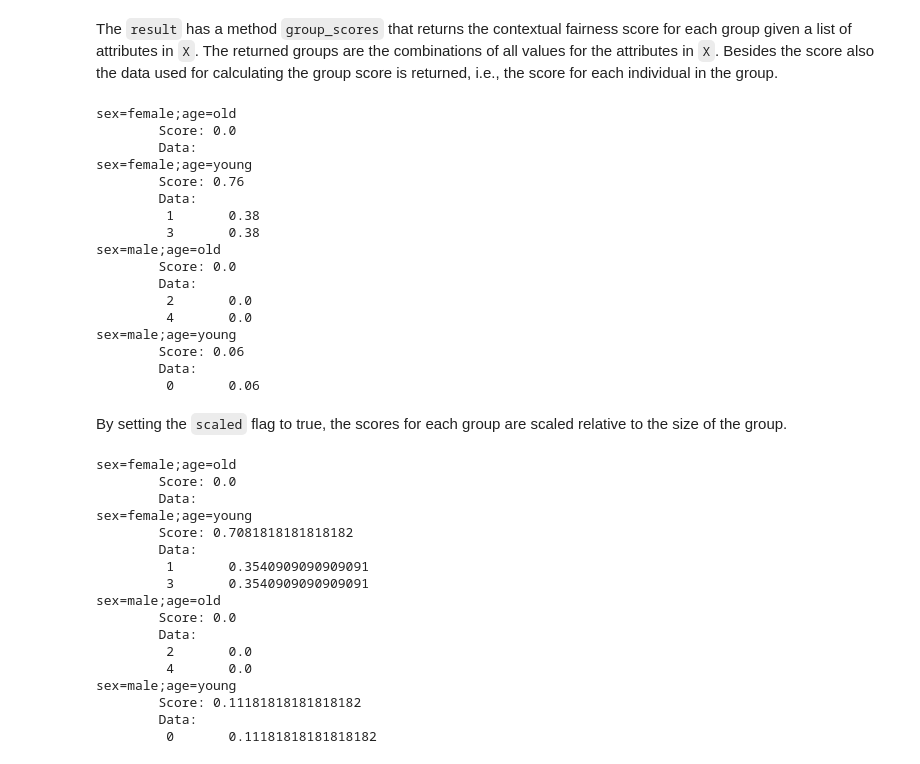
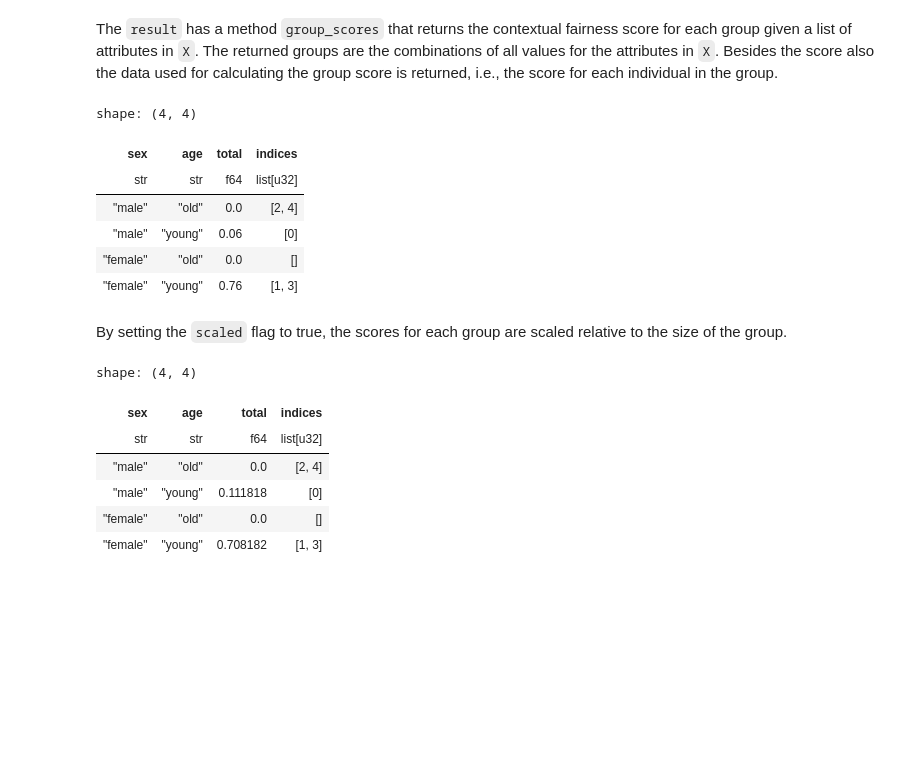
Before and after one commit to pimkerkhoven/ContextualFairness, a Jupyter notebook: examples/basic.ipynb, the cells around one changed output. Saved outputs shown, nothing was run; the diff lists cells and outputs as text; code cells hidden in the pictures; blank space fills up the shorter version.

```diff
--- a/examples/basic.ipynb
+++ b/examples/basic.ipynb
@@ -81,44 +80,24 @@ np.float64(0.8200000000000001)
 # %% [markdown]
 The `result` has a method `group_scores` that returns the contextual fairness score for each group given a list of attributes in `X`. The returned groups are the combinations of all values for the attributes in `X`. Besides the score also the data used for calculating the group score is returned, i.e., the score for each individual in the group.
 # %%
-pprint_result(result.group_scores(["sex", "age"]))
+result.group_scores(["sex", "age"]).collect()
 # %% [output]
-sex=female;age=old
-        Score: 0.0
-        Data:
-sex=female;age=young
-        Score: 0.76
-        Data:
-         1       0.38
-         3       0.38
-sex=male;age=old
-        Score: 0.0
-        Data:
-         2       0.0
-         4       0.0
-sex=male;age=young
-        Score: 0.06
-        Data:
-         0       0.06
+shape: (4, 4)
+| sex | age | total | indices |
+| str | str | f64 | list[u32] |
+| "male" | "old" | 0.0 | [2, 4] |
+| "male" | "young" | 0.06 | [0] |
+| "female" | "old" | 0.0 | [] |
+| "female" | "young" | 0.76 | [1, 3] |
 # %% [markdown]
 By setting the `scaled` flag to true, the scores for each group are scaled relative to the size of the group.
 # %%
-pprint_result(result.group_scores(["sex", "age"], scaled=True))
+result.group_scores(["sex", "age"], scaled=True).collect()
 # %% [output]
-sex=female;age=old
-        Score: 0.0
-        Data:
-sex=female;age=young
-        Score: 0.7081818181818182
-        Data:
-         1       0.3540909090909091
-         3       0.3540909090909091
-sex=male;age=old
-        Score: 0.0
-        Data:
-         2       0.0
-         4       0.0
-sex=male;age=young
-        Score: 0.11181818181818182
-        Data:
-         0       0.11181818181818182
+shape: (4, 4)
+| sex | age | total | indices |
+| str | str | f64 | list[u32] |
+| "male" | "old" | 0.0 | [2, 4] |
+| "male" | "young" | 0.111818 | [0] |
+| "female" | "old" | 0.0 | [] |
+| "female" | "young" | 0.708182 | [1, 3] |
```
Also changed, not shown: parts of 7 cells of this notebook, 3 other files.
